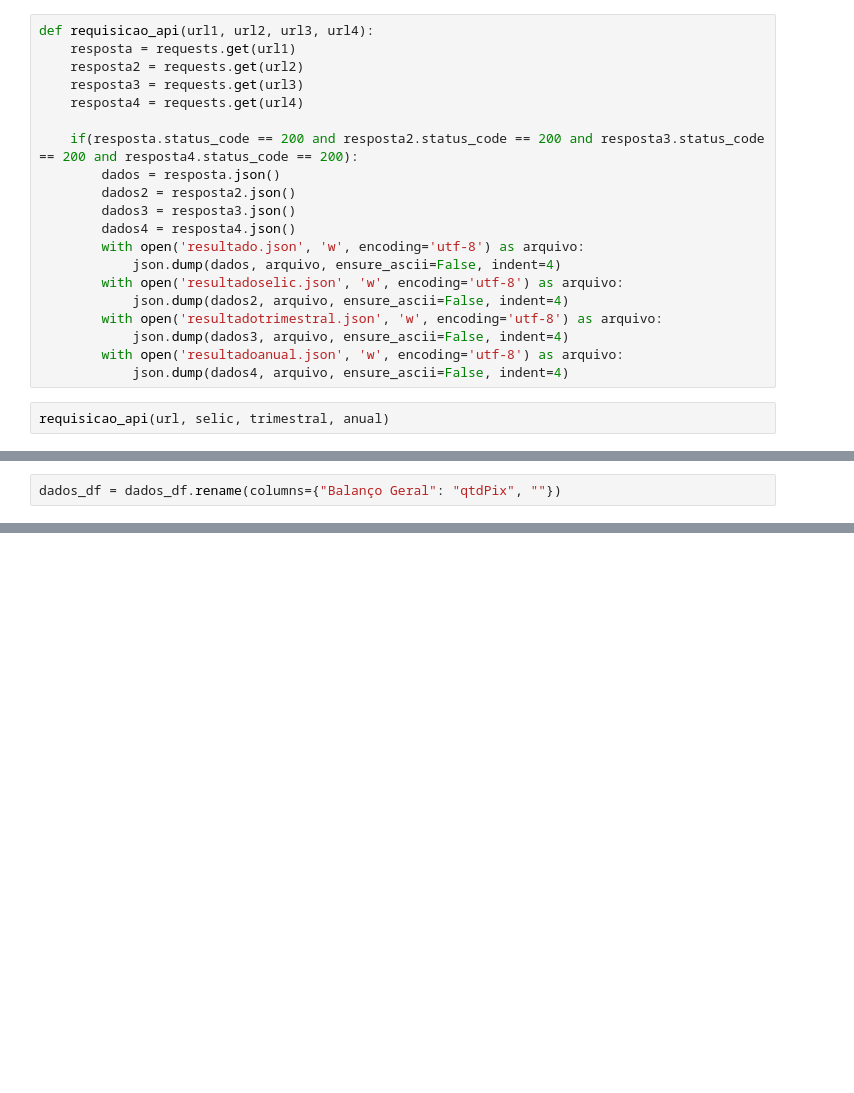
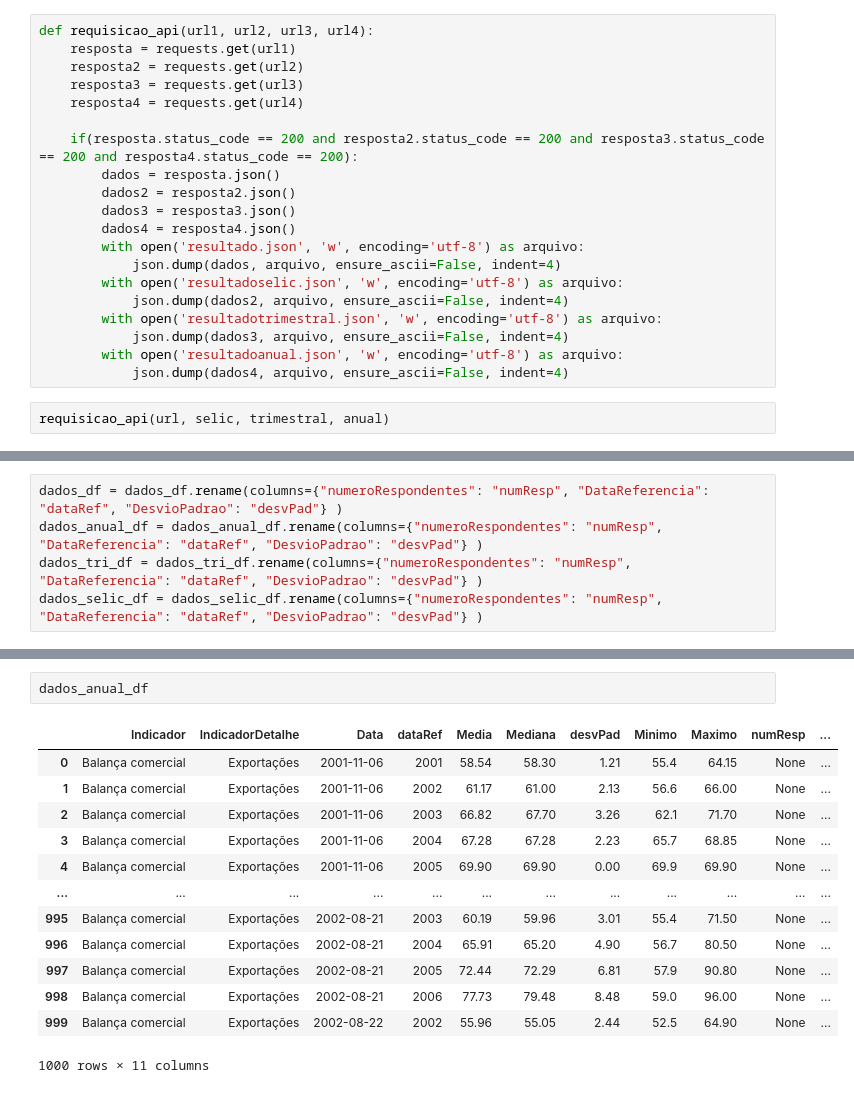
Before and after one commit to sauloadones/BigData---Senac, a Jupyter notebook: Atividade2/atividade2.ipynb, the cells around one changed output, grey strips where cells are left out. Saved outputs shown, nothing was run; the diff lists cells and outputs as text; blank space fills up the shorter version.

```diff
--- a/Atividade2/atividade2.ipynb
+++ b/Atividade2/atividade2.ipynb
@@ -78,2 +138,5 @@ print(dados_df.dtypes)
 # %%
-dados_df = dados_df.rename(columns={"Balanço Geral": "qtdPix", ""})
+dados_df = dados_df.rename(columns={"numeroRespondentes": "numResp", "DataReferencia": "dataRef", "DesvioPadrao": "desvPad"} )
+dados_anual_df = dados_anual_df.rename(columns={"numeroRespondentes": "numResp", "DataReferencia": "dataRef", "DesvioPadrao": "desvPad"} )
+dados_tri_df = dados_tri_df.rename(columns={"numeroRespondentes": "numResp", "DataReferencia": "dataRef", "DesvioPadrao": "desvPad"} )
+dados_selic_df = dados_selic_df.rename(columns={"numeroRespondentes": "numResp", "DataReferencia": "dataRef", "DesvioPadrao": "desvPad"} )
@@ -79,0 +159,16 @@ dados_df = dados_df.rename(columns={"Balanço Geral": "qtdPix", ""})
+# %%
+dados_anual_df
+# %% [output]
+|  | Indicador | IndicadorDetalhe | Data | dataRef | Media | Mediana | desvPad | Minimo | Maximo | numResp | ... |
+| 0 | Balança comercial | Exportações | 2001-11-06 | 2001 | 58.54 | 58.30 | 1.21 | 55.4 | 64.15 | None | ... |
+| 1 | Balança comercial | Exportações | 2001-11-06 | 2002 | 61.17 | 61.00 | 2.13 | 56.6 | 66.00 | None | ... |
+| 2 | Balança comercial | Exportações | 2001-11-06 | 2003 | 66.82 | 67.70 | 3.26 | 62.1 | 71.70 | None | ... |
+| 3 | Balança comercial | Exportações | 2001-11-06 | 2004 | 67.28 | 67.28 | 2.23 | 65.7 | 68.85 | None | ... |
+| 4 | Balança comercial | Exportações | 2001-11-06 | 2005 | 69.90 | 69.90 | 0.00 | 69.9 | 69.90 | None | ... |
+| ... | ... | ... | ... | ... | ... | ... | ... | ... | ... | ... | ... |
+| 995 | Balança comercial | Exportações | 2002-08-21 | 2003 | 60.19 | 59.96 | 3.01 | 55.4 | 71.50 | None | ... |
+| 996 | Balança comercial | Exportações | 2002-08-21 | 2004 | 65.91 | 65.20 | 4.90 | 56.7 | 80.50 | None | ... |
+| 997 | Balança comercial | Exportações | 2002-08-21 | 2005 | 72.44 | 72.29 | 6.81 | 57.9 | 90.80 | None | ... |
+| 998 | Balança comercial | Exportações | 2002-08-21 | 2006 | 77.73 | 79.48 | 8.48 | 59.0 | 96.00 | None | ... |
+| 999 | Balança comercial | Exportações | 2002-08-22 | 2002 | 55.96 | 55.05 | 2.44 | 52.5 | 64.90 | None | ... |
+1000 rows × 11 columns
```
Also changed, not shown: parts of 13 cells of this notebook, 9 other files.
